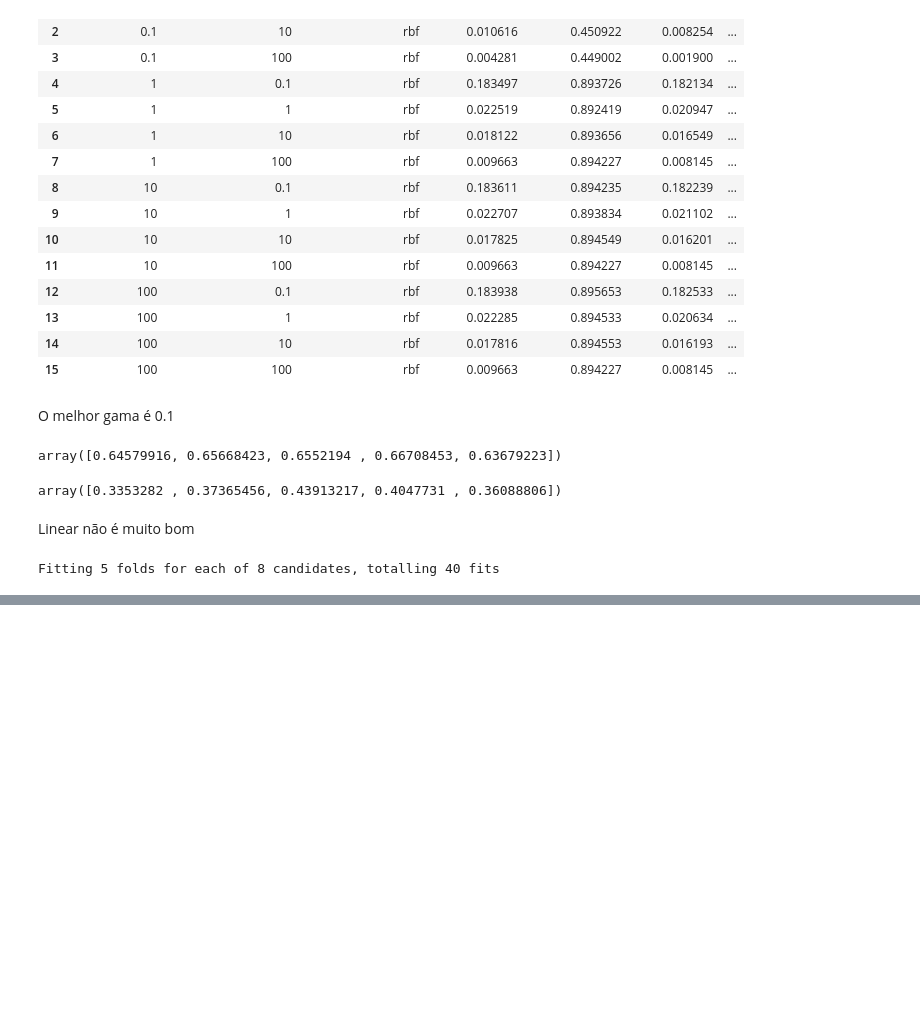
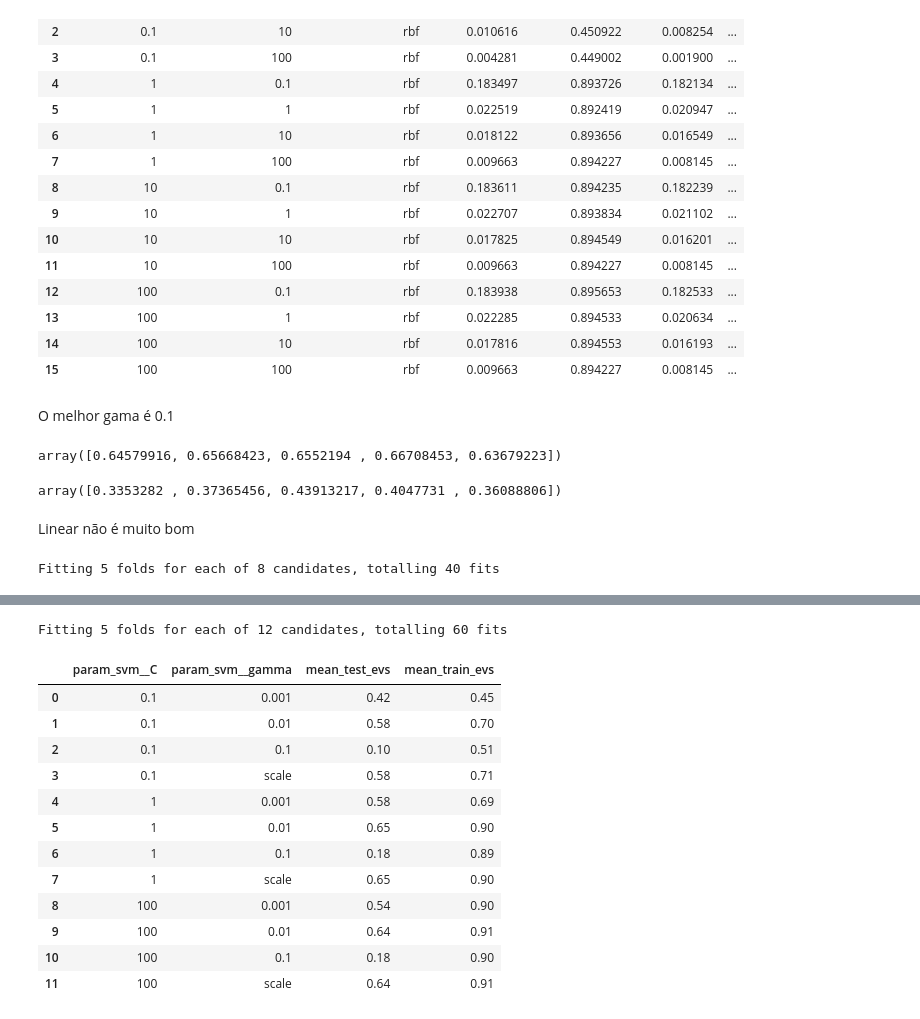
Before and after one commit to Parolps/Projeto-3, a Jupyter notebook: notebooks/Svm_grid.ipynb, the cells around one changed output, grey strips where cells are left out. Cells and saved outputs as stored; diff of their text form; code cells hidden in the pictures; blank space fills up the shorter version.

```diff
--- a/notebooks/Svm_grid.ipynb
+++ b/notebooks/Svm_grid.ipynb
@@ -199,0 +290,64 @@ svm_rbf.to_csv("../data/svm_rbf_gridsearch_results.csv")
+# %%
+from sklearn.preprocessing import MinMaxScaler
+from sklearn.compose import ColumnTransformer
+from sklearn.pipeline import Pipeline
+from sklearn.model_selection import GridSearchCV
+from sklearn.metrics import (
+    make_scorer,
+    r2_score,
+    mean_squared_error,
+    explained_variance_score,
+)
+from sklearn.svm import SVR
+
+D_cols = [col for col in X_train.columns if "D" in col]
+
+ct = ColumnTransformer([("scale", MinMaxScaler(), D_cols)], remainder="passthrough")
+pipe = Pipeline([("ct", ct), ("svm", SVR())])
+
+metrics = {
+    "r2": make_scorer(r2_score),
+    "mse": make_scorer(mean_squared_error),
+    "evs": make_scorer(explained_variance_score),
+}
+
+param_grid = {
+    "svm__C": [0.1, 1, 100],
+    "svm__gamma": [0.001, 0.01, 0.1, "scale"],
+    "svm__kernel": ["rbf"],
+}
+
+gs_rbf_gamma_C = GridSearchCV(
+    pipe,
+    param_grid,
+    scoring=metrics,
+    refit="evs",
+    cv=5,
+    n_jobs=-1,
+    verbose=2,
+    return_train_score=True,
+)
+
+gs_rbf_results_gamma_C = gs_rbf_gamma_C.fit(X_train, y_train)
+# %% [output]
+Fitting 5 folds for each of 12 candidates, totalling 60 fits
+# %%
+gs_rbf_gamma_C_df = pd.DataFrame(gs_rbf_results_gamma_C.cv_results_)
+gs_rbf_gamma_C_df.to_csv("../data/svm_rbf_gamma_C_gridsearch_results.csv")
+gs_rbf_gamma_C_df[
+    ["param_svm__C", "param_svm__gamma", "mean_test_evs", "mean_train_evs"]
+].round(2)
+# %% [output]
+|  | param_svm__C | param_svm__gamma | mean_test_evs | mean_train_evs |
+| 0 | 0.1 | 0.001 | 0.42 | 0.45 |
+| 1 | 0.1 | 0.01 | 0.58 | 0.70 |
+| 2 | 0.1 | 0.1 | 0.10 | 0.51 |
+| 3 | 0.1 | scale | 0.58 | 0.71 |
+| 4 | 1 | 0.001 | 0.58 | 0.69 |
+| 5 | 1 | 0.01 | 0.65 | 0.90 |
+| 6 | 1 | 0.1 | 0.18 | 0.89 |
+| 7 | 1 | scale | 0.65 | 0.90 |
+| 8 | 100 | 0.001 | 0.54 | 0.90 |
+| 9 | 100 | 0.01 | 0.64 | 0.91 |
+| 10 | 100 | 0.1 | 0.18 | 0.90 |
+| 11 | 100 | scale | 0.64 | 0.91 |
```
Also changed, not shown: parts of 8 cells of this notebook, 9 other files.
